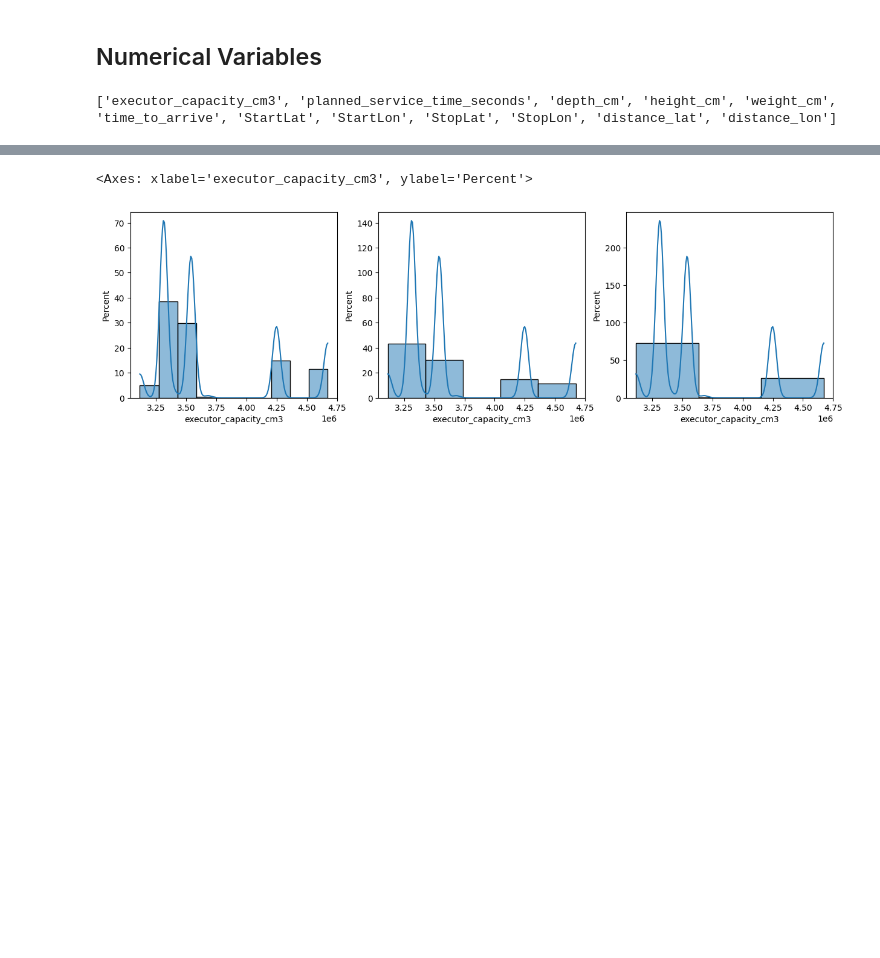
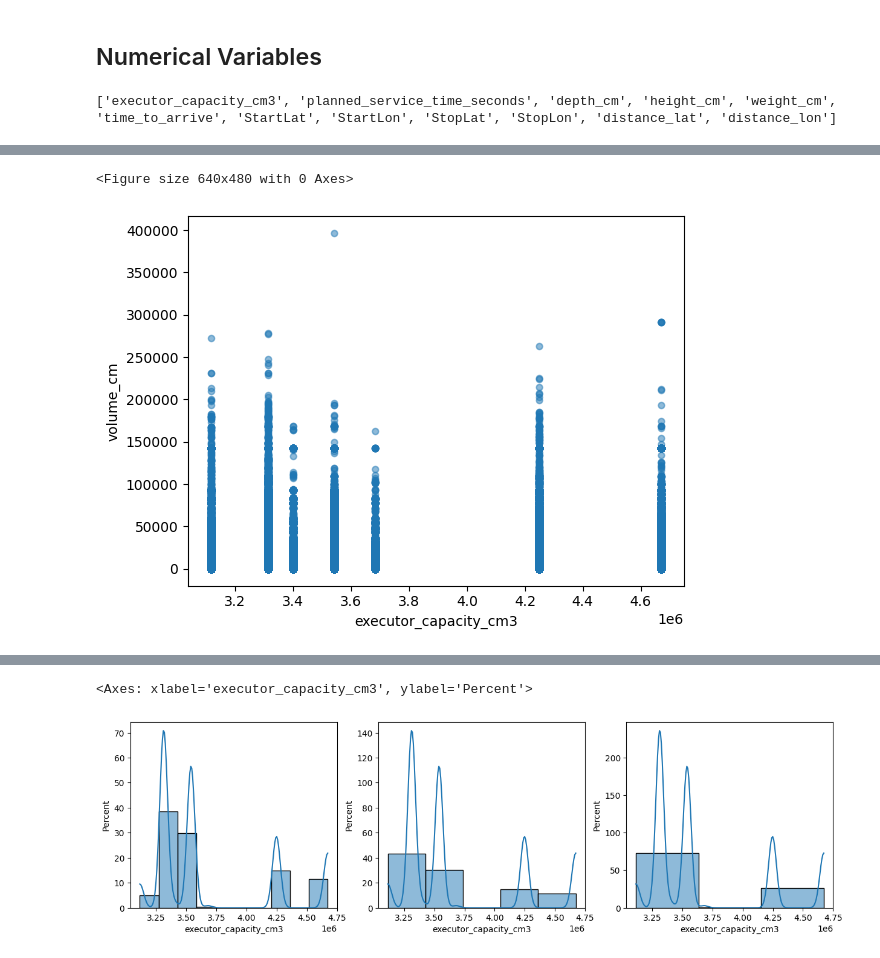
Before and after one commit to pmoros/data-mining-2023-II, a Jupyter notebook: eda/main.ipynb, the cells around one changed output, grey strips where cells are left out. Saved outputs shown, nothing was run; the diff lists cells and outputs as text; code cells hidden in the pictures; blank space fills up the shorter version.

Commit message:
Diagrama de dispresion capacidad vs vol

```diff
--- a/eda/main.ipynb
+++ b/eda/main.ipynb
@@ -79,0 +129,8 @@ print(numerical)
+# %%
+import operator
+depth_cm = combined_dataset['depth_cm'].tolist()
+height_cm = combined_dataset['height_cm'].tolist()
+weight_cm = combined_dataset['weight_cm'].tolist()
+volume_cm = list(map(operator.mul, weight_cm,(map(operator.mul, depth_cm, height_cm))))
+volume_cm = pd.DataFrame(volume_cm, columns=['volume_cm'])
+volume_cm.head()
@@ -79,0 +144,3 @@ print(numerical)
+# %%
+combined_dataset = pd.concat([combined_dataset, volume_cm ], axis=1)
+combined_dataset.head()
@@ -79,0 +155,8 @@ print(numerical)
+# %%
+var = 'executor_capacity_cm3'
+plt.subplots_adjust(hspace=0.3)
+data = pd.concat([combined_dataset['volume_cm'], combined_dataset[var]], axis=1)
+data.plot.scatter(x=var, y='volume_cm', alpha = 0.5);
+# %% [output]
+<Figure size 640x480 with 0 Axes>
+[figure, added]
```
Also changed, not shown: parts of 12 cells of this notebook.
